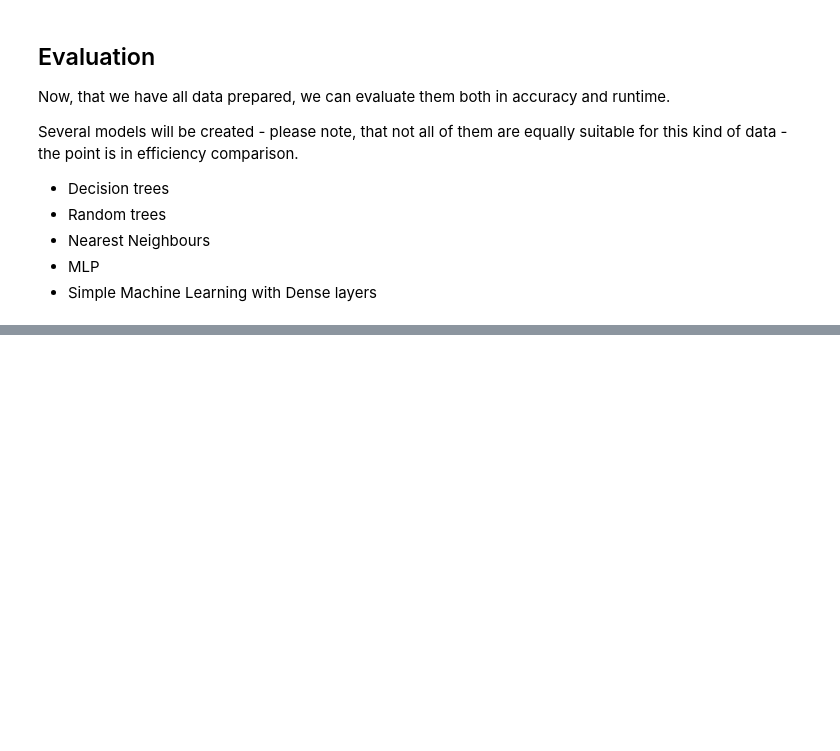
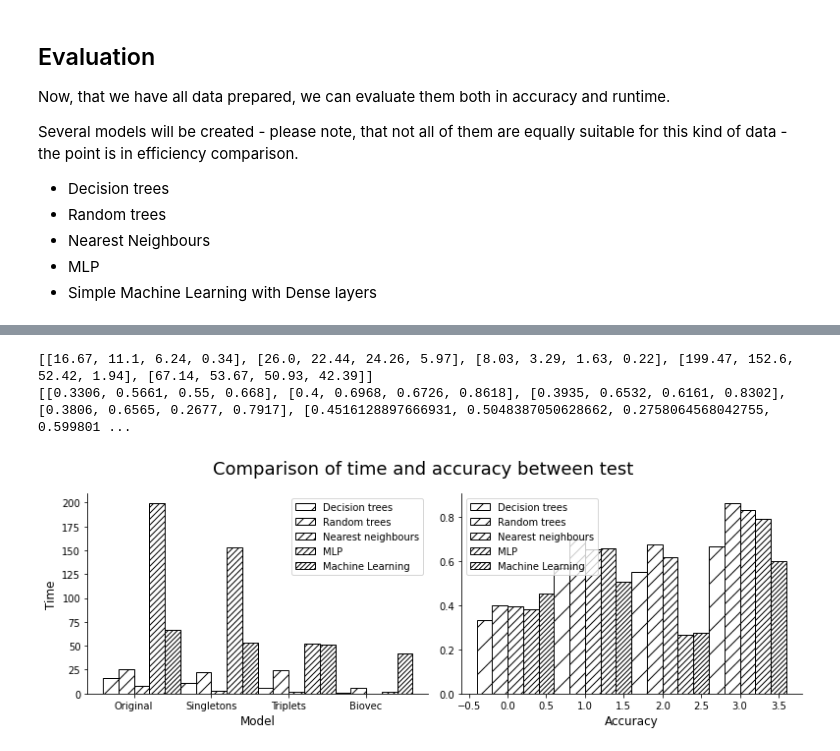
Before and after one commit to exsto1/Protein-sequence-preprocessing-benchmark-for-classification-task-Maciej-Sikora, a Jupyter notebook: project_example.ipynb, the cells around one changed output, grey strips where cells are left out. Saved outputs shown, nothing was run; the diff lists cells and outputs as text; code cells hidden in the pictures; blank space fills up the shorter version.

```diff
--- a/project_example.ipynb
+++ b/project_example.ipynb
@@ -238,6 +245,9 @@ t1 = round(t1, 2)
 t2 = round(t2, 2)
 t3 = round(t3, 2)
 t4 = round(t4, 2)
+
+all_times.append([t1, t2, t3, t4])
+all_accs.append([acc1, acc2, acc3, acc4])
 # %% [output]
 Fitting 2 folds for each of 15 candidates, totalling 30 fits
 Best model:
@@ -295,3 +302,6 @@ t1 = round(t1, 2)
 t2 = round(t2, 2)
 t3 = round(t3, 2)
 t4 = round(t4, 2)
+
+all_times.append([t1, t2, t3, t4])
+all_accs.append([acc1, acc2, acc3, acc4])
@@ -321,3 +353,6 @@ t1 = round(t1, 2)
 t2 = round(t2, 2)
 t3 = round(t3, 2)
 t4 = round(t4, 2)
+
+all_times.append([t1, t2, t3, t4])
+all_accs.append([acc1, acc2, acc3, acc4])
@@ -347,3 +412,6 @@ t1 = round(t1, 2)
 t2 = round(t2, 2)
 t3 = round(t3, 2)
 t4 = round(t4, 2)
+
+all_times.append([t1, t2, t3, t4])
+all_accs.append([acc1, acc2, acc3, acc4])
@@ -354,0 +442,10 @@ print(f"Accuracy  | {acc1}\t | {acc2}\t | {acc3} \t | {acc4} \t")
+# %%
+names = ["Original", "Singletons", "Triplets", "Biovec"]
+tests = ["Decision trees", "Random trees", "Nearest neighbours", "MLP", "Machine Learning"]
+print(all_times)
+print(all_accs)
+results_plot_benchmark(names, tests, all_times, all_accs)
+# %% [output]
+[[16.67, 11.1, 6.24, 0.34], [26.0, 22.44, 24.26, 5.97], [8.03, 3.29, 1.63, 0.22], [199.47, 152.6, 52.42, 1.94], [67.14, 53.67, 50.93, 42.39]]
+[[0.3306, 0.5661, 0.55, 0.668], [0.4, 0.6968, 0.6726, 0.8618], [0.3935, 0.6532, 0.6161, 0.8302], [0.3806, 0.6565, 0.2677, 0.7917], [0.4516128897666931, 0.5048387050628662, 0.2758064568042755, 0.599801 ...
+[figure, added]
```
Also changed, not shown: parts of 16 cells of this notebook, 42 other files.
